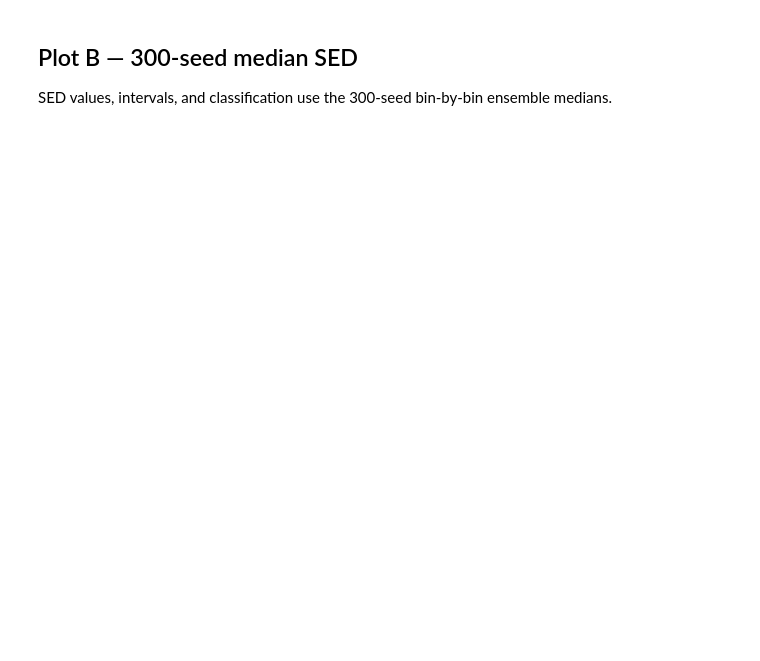
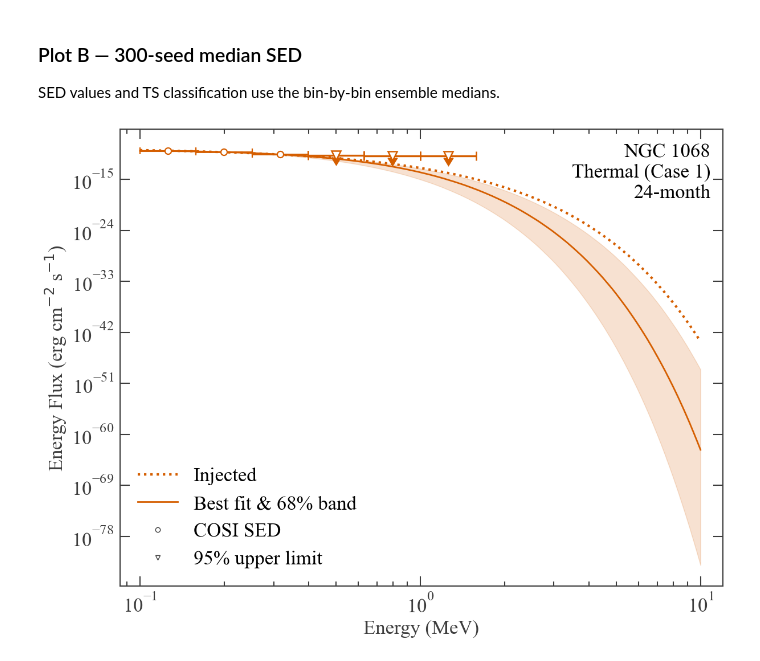
Before and after one commit to parshadkp/cosipy, a Jupyter notebook: docs/tutorials/spectral_fits/continuum_fit/AGN/Fluctuate_True/NGC1068_Paper_Plots_TH_Fluctuate_True.ipynb, the cells around one changed output. Cells and saved outputs as stored; diff of their text form; code cells hidden in the pictures; blank space fills up the shorter version.

```diff
--- a/docs/tutorials/spectral_fits/continuum_fit/AGN/Fluctuate_True/NGC1068_Paper_Plots_TH_Fluctuate_True.ipynb
+++ b/docs/tutorials/spectral_fits/continuum_fit/AGN/Fluctuate_True/NGC1068_Paper_Plots_TH_Fluctuate_True.ipynb
@@ -103,15 +595,11 @@ plt.show()
 # %% [markdown]
-## Plot B — 300-seed median SED
+### Plot B — 300-seed median SED
 
-SED values, intervals, and classification use the 300-seed bin-by-bin ensemble medians.
+SED values and TS classification use the bin-by-bin ensemble medians.
 # %%
-ensemble_plot_path = PLOT_DIR / "NGC1068_Case1_CPL_128_24Months_SED_300SeedMedianSED.pdf"
-fig_ensemble, ax_ensemble = plot_sed(
-    fit_24m,
-    flux_curves_24m,
-    sed_products_24m["ensemble"],
-    title="NGC 1068\nThermal (Case 1)\n24-month",
-    color="#D55E00",
-    save_path=ensemble_plot_path,
+fig_ensemble, ax_ensemble = plot_sed_dataframe(
+    ensemble_sed, None,  # Plot B is displayed but intentionally not saved.
 )
 plt.show()
+# %% [output]
+[figure, added]
```
Also changed, not shown: parts of 24 cells of this notebook, 16 other files.
